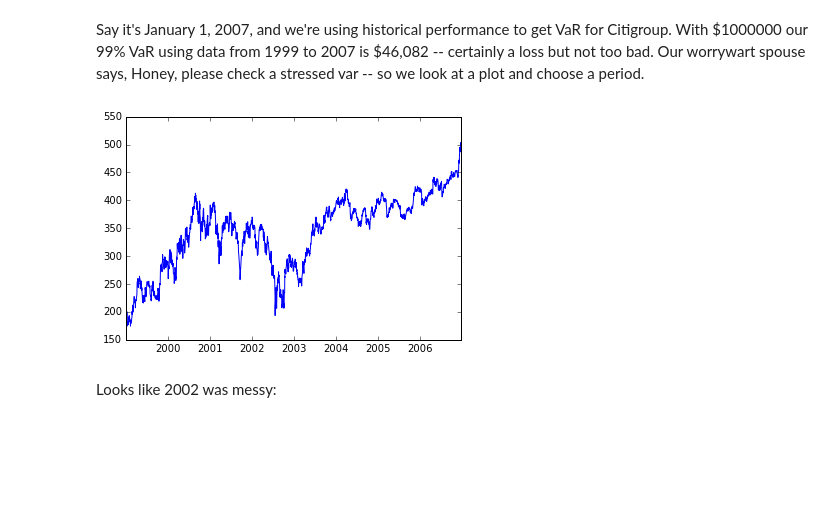
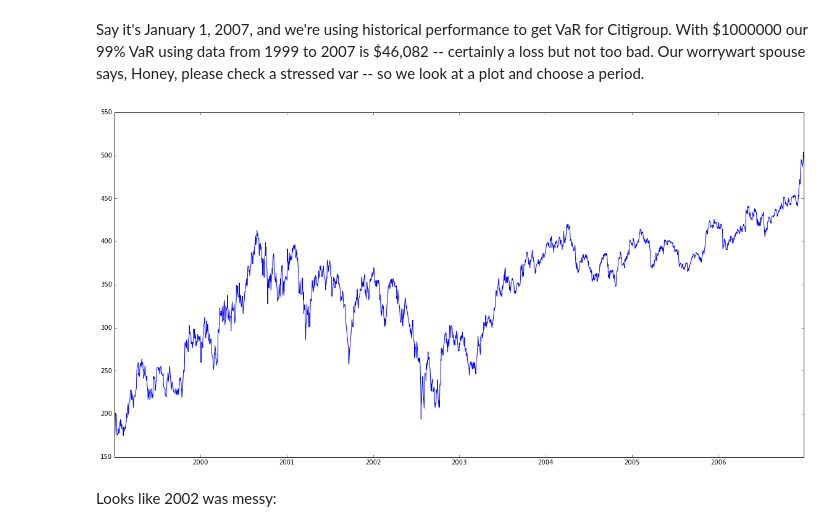
Before and after one commit to kaitai/stress-testing-with-jupyter, a Jupyter notebook: Playing with financial data and Python 3.ipynb, the cells around one changed output. Cells and saved outputs as stored; diff of their text form; code cells hidden in the pictures; blank space fills up the shorter version.

```diff
--- a/Playing with financial data and Python 3.ipynb
+++ b/Playing with financial data and Python 3.ipynb
@@ -390,9 +429,10 @@ Value-at-Risk: 46082.0716559
 # %% [markdown]
 Say it's January 1, 2007, and we're using historical performance to get VaR for Citigroup. With \$1000000 our 99% VaR using data from 1999 to 2007 is \$46,082 -- certainly a loss but not too bad. Our worrywart spouse says, Honey, please check a stressed var -- so we look at a plot and choose a period.
 # %%
+fig, ax = plt.subplots(figsize=(20, 10))
 plt.plot(citi['Adj Close']['1999-01-01':'2007-01-01']);
 # %% [output]
-[figure, old version]
+[figure, new version]
 # %% [markdown]
 Looks like 2002 was messy:
 # %%
```
Also changed, not shown: parts of 11 cells of this notebook.
